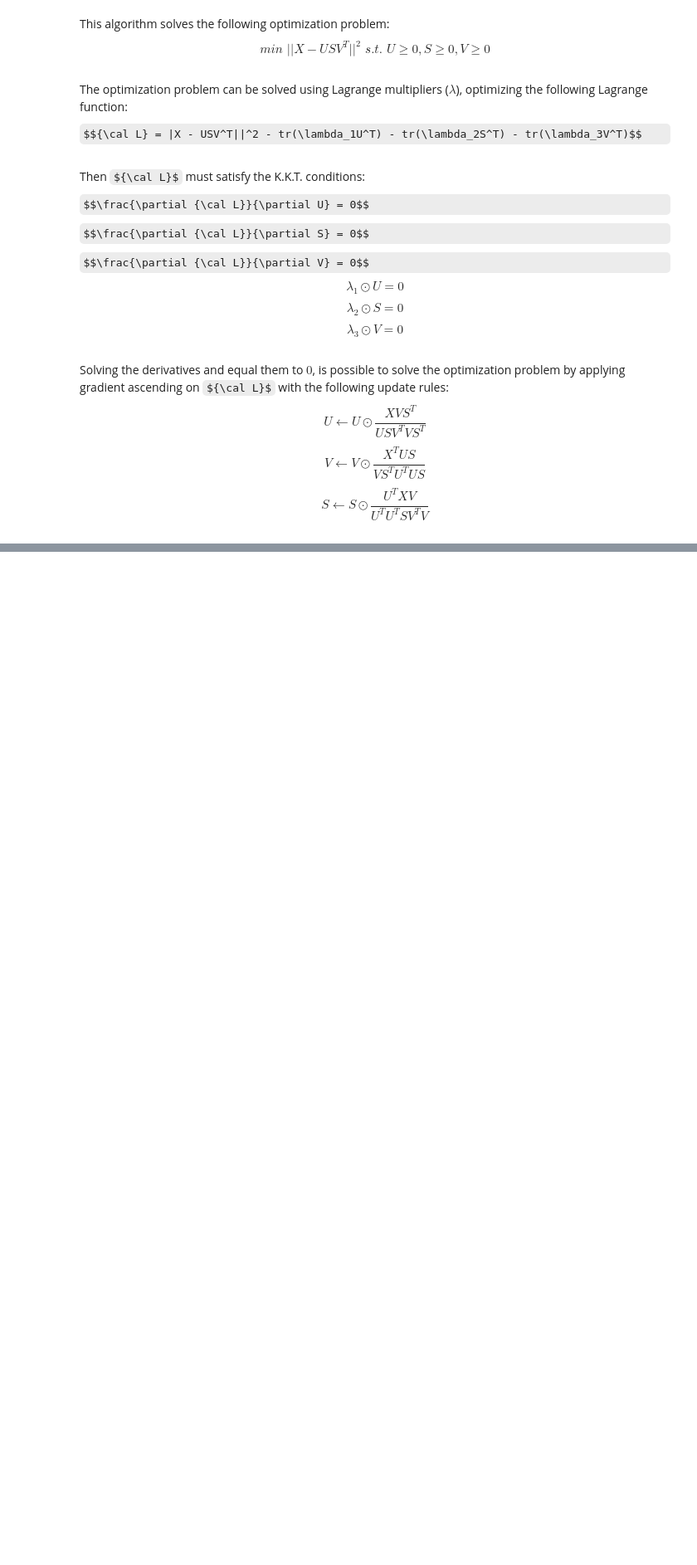
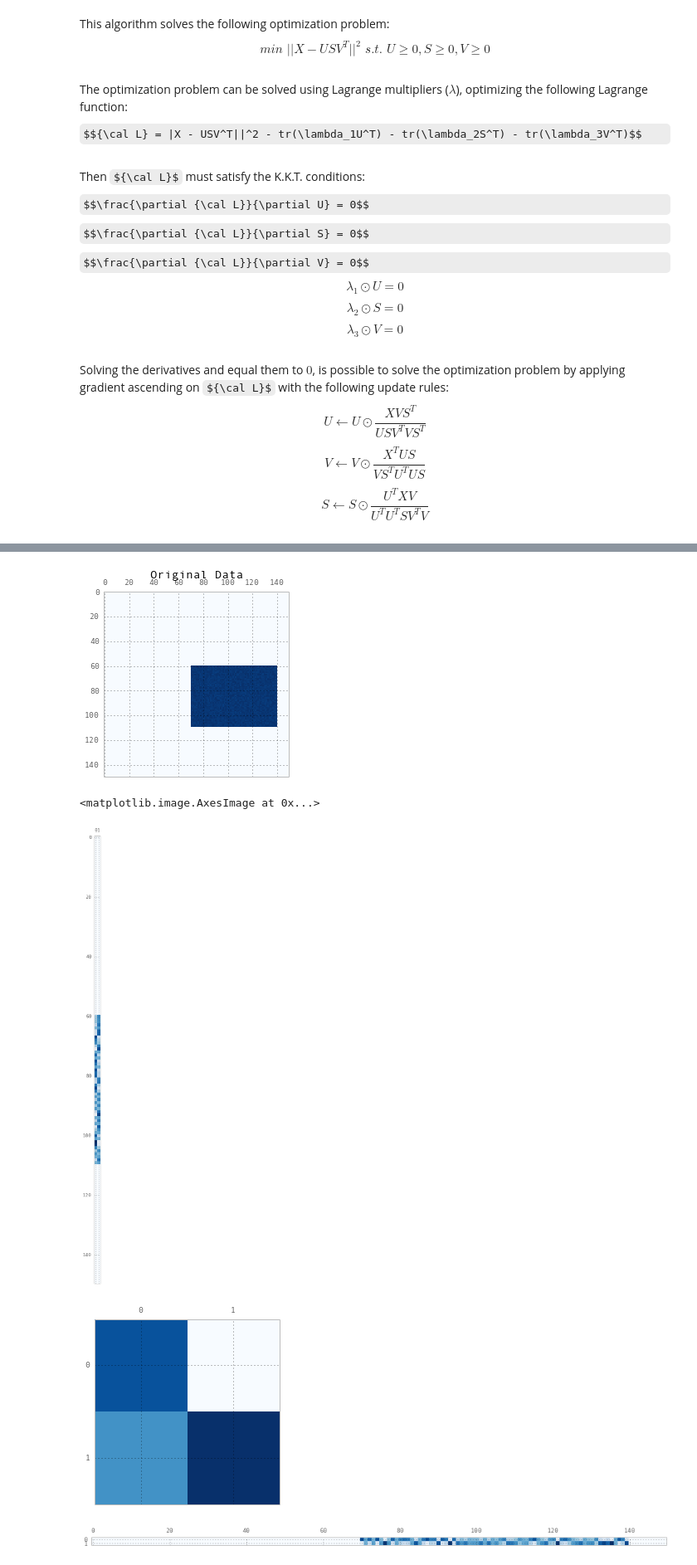
Before and after one commit to lucasbrunialti/biclustering-experiments, a Jupyter notebook: nmf.ipynb, the cells around one changed output, grey strips where cells are left out. Shown at 83% size. Saved outputs shown, nothing was run; the diff lists cells and outputs as text; code cells hidden in the pictures; some formulas as TeX source; blank space fills up the shorter version.

```diff
--- a/nmf.ipynb
+++ b/nmf.ipynb
@@ -193,0 +268,20 @@ def nmtf(X, k, l, num_iter=1):
+# %%
+X, _, _ = generate_dataset(option='a', noise=1.0, noise_background=False)
+
+plt.matshow(X, cmap=plt.cm.Blues)
+plt.title("Original Data")
+plt.show()
+
+U, S, V = nmtf(X,2,2,1)
+
+plt.matshow(U, cmap=plt.cm.Blues)
+plt.matshow(S, cmap=plt.cm.Blues)
+plt.matshow(V, cmap=plt.cm.Blues)
+
+plt.matshow(U.dot(S).dot(V), cmap=plt.cm.Blues)
+# %% [output]
+[figure, added]
+<matplotlib.image.AxesImage at 0x...>
+[figure, added]
+[figure, added]
+[figure, added]
```
Also changed, not shown: parts of 10 cells of this notebook.
